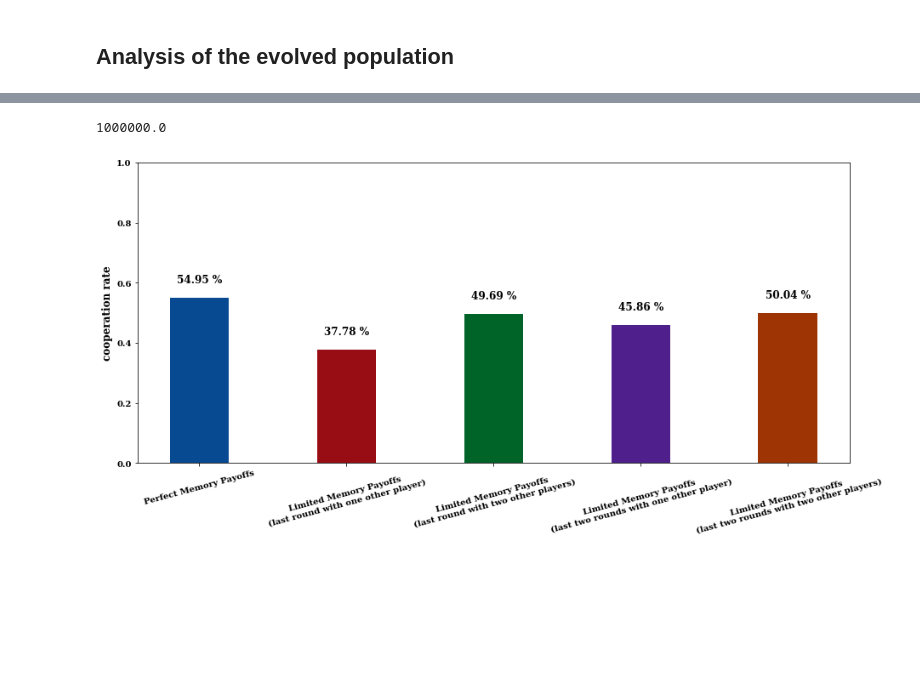
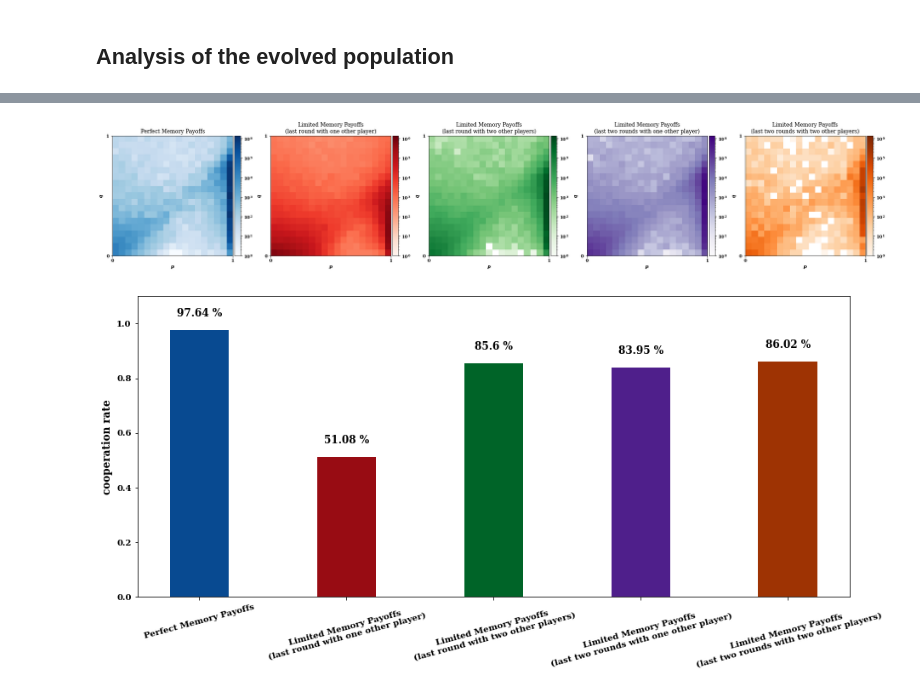
Before and after one commit to Nikoleta-v3/evolution-of-cooperation-with-limited-updating-payoff-memory, a Jupyter notebook: nbs/Donation Game More Memory.ipynb, the cells around one changed output, grey strips where cells are left out. Cells and saved outputs as stored; diff of their text form; code cells hidden in the pictures; blank space fills up the shorter version.

```diff
--- a/nbs/Donation Game More Memory.ipynb
+++ b/nbs/Donation Game More Memory.ipynb
@@ -90,0 +150,2 @@ bar_colors = [cmap(0.9) for cmap in cmaps]
+# %%
+df = pd.concat(dfs)
@@ -91,32 +154,87 @@ bar_colors = [cmap(0.9) for cmap in cmaps]
+# %%
+files = ["../data/clean_expected_b_10.csv",
+         "../matlab/data/stochastic/clean_c_1_b_10_stochastic_1.csv",
+         "../data/clean_two_opponents_b_10.csv",
+         "../data/clean_two_rounds_b_10.csv",
+         "../data/two-rounds-opponents/clean_two_rounds_opponents_seed_2.csv"]
+# %%
+heatmaps = []
+extents = []
+dfs = []
+
+for file in files:
+    df = pd.read_csv(file)
+    ps, qs = [], []
+    for p, q, v in zip(df["p"], df["q"], df["frequencies"]):
+        for _ in range(int(v)):
+            ps.append(p)
+            qs.append(q)
+
+    heatmap, xedges, yedges = np.histogram2d(ps, qs, bins=19)
+
+    extent = [xedges[0], xedges[-1], yedges[0], yedges[-1]]
+
+    heatmaps.append(heatmap)
+    extents.append(extent)
+    dfs.append(df)
+# %%
+fig, axes = plt.subplots(ncols=5, figsize=(25, 15))
+
+for i, heatmap in enumerate(heatmaps):
+
+    im = axes[i].imshow(heatmap.T, extent=extents[i], origin="lower", cmap=cmaps[i],
+                     norm=colors.LogNorm(vmin=min_,vmax=max_))
+
+    divider = make_axes_locatable(axes[i])
+    cax = divider.append_axes('right', size='5%', pad=0.05)
+    fig.colorbar(im, cax=cax, orientation='vertical')
+
+
+    axes[i].set_xticks(np.linspace(0, 1, 2))
+    axes[i].set_yticks(np.linspace(0, 1, 2));
+    axes[i].set_xlabel("$p$")
+    axes[i].set_ylabel("$q$")
+
+    axes[i].set_title(titles[i])
+
+fig.tight_layout()
+
+
+
+# fig.savefig("../static/expected_and_stochastic_for_donation_game.pdf", )
+# %% [output]
+[figure, added]
+# %%
+files = ["../data/clean_expected_b_10.csv",
+         "../data/last-round/clean_last_round_b_10.csv",
+         "../data/clean_two_opponents_b_10.csv",
+         "../data/clean_two_rounds_b_10.csv",
+         "../data/clean_two_rounds_opponents_high_benefit.csv"]
 # %%
 dfs = [pd.read_csv(file) for file in files]
-# %%
-sum(dfs[-1]['frequencies'])
-# %% [output]
-1000000.0
 # %%
 fig, axes = plt.subplots(figsize=(15, 6.5));
 
 height = [sum(df['average cooperation rate'] * (df['frequencies'] / sum(df['frequencies']))) for df in dfs]
 
 x_pos = np.arange(len(titles))
 
 axes.bar(x_pos, height, width=0.4, color=bar_colors);
 
 axes.set_ylabel("cooperation rate", weight="bold", fontsize=12);
 
-axes.set_ylim(0, 1);
+axes.set_ylim(0, 1.1);
 axes.set_xticks([0, 1, 2, 3, 4]);
 axes.set_xticklabels([titles[0], titles[1], titles[2], titles[3], titles[4]], fontsize=10, rotation=15);
 
 for j, pos in enumerate([0, 1, 2, 3, 4]):
     axes.text(pos,
           height[j] + 0.05,
           f"{round(height[j] * 100, 2)} %",
           horizontalalignment='center',
           color="black",
           weight='bold',
           fontsize=12
       )
 # %% [output]
-[figure, old version]
+[figure, new version]
```
Also changed, not shown: parts of 13 cells of this notebook, 3 other files.
